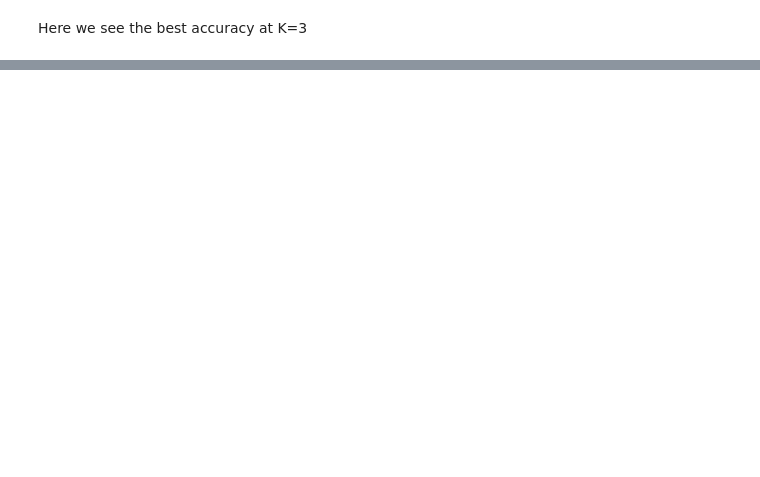
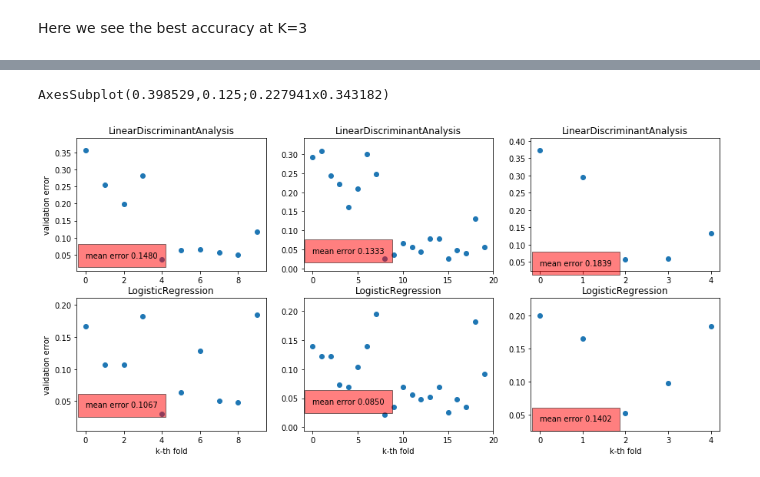
Before and after one commit to cdilga/DS4400, a Jupyter notebook: DS4400_HW2/DS4400 HW2.ipynb, the cells around one changed output, grey strips where cells are left out. Cells and saved outputs as stored; diff of their text form; code cells hidden in the pictures; blank space fills up the shorter version.

```diff
--- a/DS4400_HW2/DS4400 HW2.ipynb
+++ b/DS4400_HW2/DS4400 HW2.ipynb
@@ -377,0 +414,18 @@ for model in m:
+# %%
+fig, axes = plt.subplots(2, 3)
+fig.set_figheight(7)
+fig.set_figwidth(15)
+
+print(axes[1, 1])
+for i, model in enumerate(m):
+    #model['accuracy'].plot()
+    axes[i,0].set_ylabel('validation error')
+    for j, k in enumerate(set(model['k'])):
+        vals = model.loc[[index for index in model['error'].index if model.loc[index, 'k'] == k],'error']
+        axes[i,j].scatter(range(len(vals)), vals)
+        axes[i,j].set_title(model['model'][k])
+        axes[1,j].set_xlabel('k-th fold')
+        axes[i,j].text(0, 0.04, 'mean error {:.4f}'.format(vals.mean()), bbox={'facecolor':'red', 'alpha':0.5, 'pad': 10})
+# %% [output]
+AxesSubplot(0.398529,0.125;0.227941x0.343182)
+[figure, added]
```
Also changed, not shown: parts of 14 cells of this notebook.
